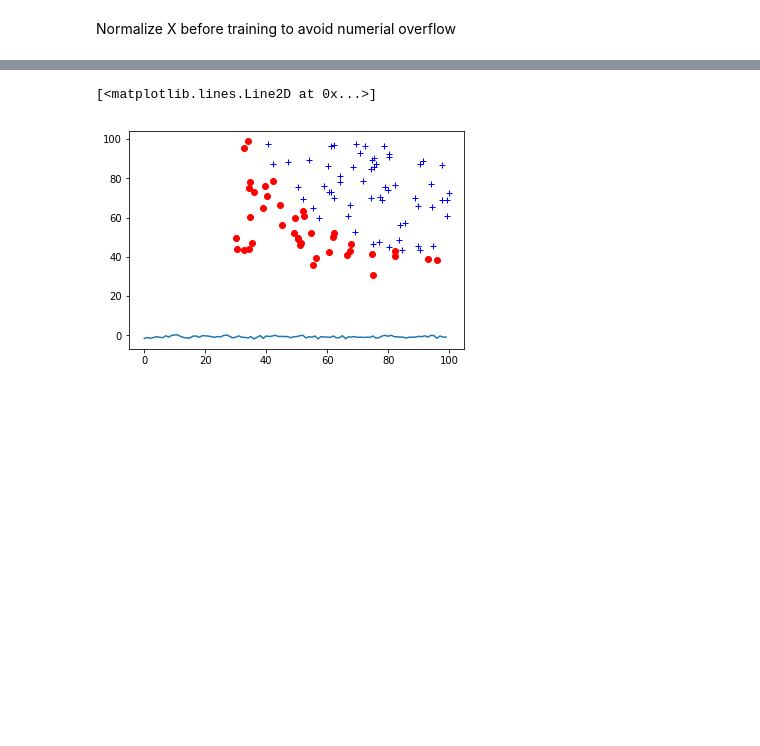
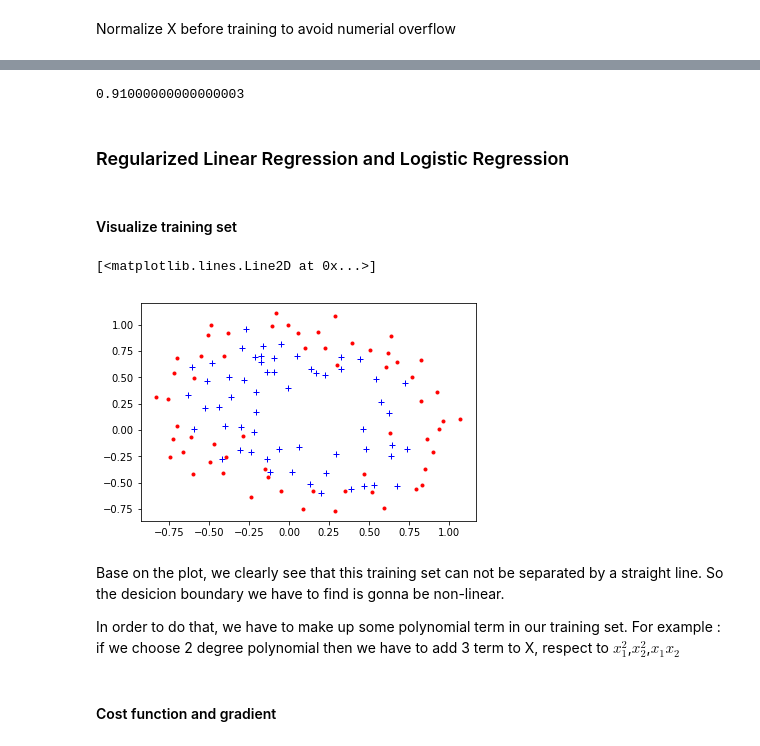
Before and after one commit to locluthor/Machine_Learning, a Jupyter notebook: Logistic_Regression.ipynb, the cells around one changed output, grey strips where cells are left out. Saved outputs shown, nothing was run; the diff lists cells and outputs as text; code cells hidden in the pictures; blank space fills up the shorter version.

Commit message:
!Implement Logistic Regression excersise part 1

```diff
--- a/Logistic_Regression.ipynb
+++ b/Logistic_Regression.ipynb
@@ -85,7 +142,26 @@ new_X = normalize(X, axis=1, norm='l1')
+# %%
+lg_classifier.score(X, y)
+# %% [output]
+0.91000000000000003
+# %% [markdown]
+### Regularized  Linear Regression and Logistic Regression
+# %%
+train_reg = np.loadtxt("ex2data2.txt", delimiter=',')
+# %%
+X_reg = train_reg[:, 0:2]
+y_reg = train_reg[:, 2]
+m,n = X_reg.shape
+# %% [markdown]
+#### Visualize training set
 # %%
-plt.plot(X[y==0, 0], X[y==0, 1], 'ro')
-plt.plot(X[y==1, 0], X[y==1, 1], 'b+')
-plt.plot(np.arange(100), hypothesis(theta, np.column_stack([ np.ones(m) , new_X])))
+plt.plot(X_reg[y_reg==0, 0], X_reg[y_reg==0, 1], 'r.')
+plt.plot(X_reg[y_reg==1, 0], X_reg[y_reg==1, 1], 'b+')
 # %% [output]
 [<matplotlib.lines.Line2D at 0x...>]
-[figure, old version]
+[figure, new version]
+# %% [markdown]
+Base on the plot, we clearly see that this training set can not be separated by a straight line.
+So the desicion boundary we have to find is gonna be non-linear.
+
+In order to do that, we have to make up some polynomial term in our training set.
+For example : if we choose 2 degree polynomial then we have to add 3 term to X, respect to $x_1^{2}$,$x_2^{2}$,$x_1x_2$
@@ -91,0 +176,2 @@ plt.plot(np.arange(100), hypothesis(theta, np.column_stack([ np.ones(m) , new_X]
+# %% [markdown]
+#### Cost function and gradient
```
Also changed, not shown: parts of 25 cells of this notebook, 1 other file.
